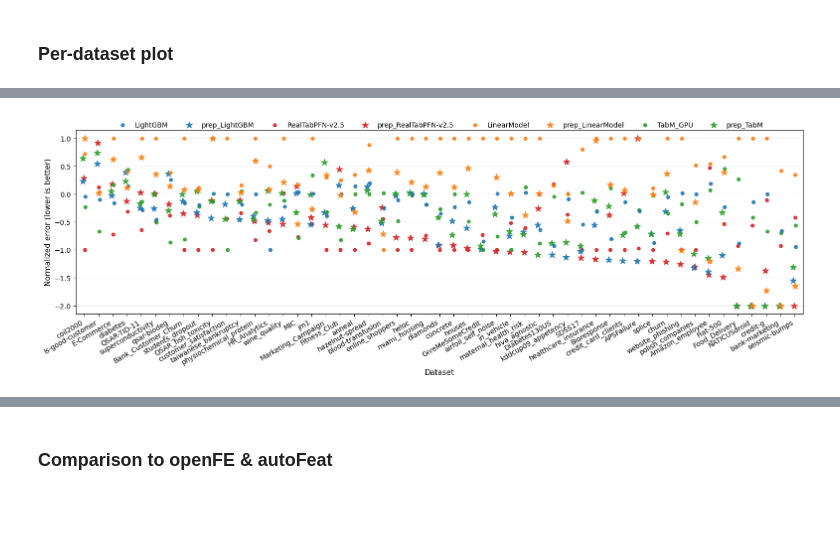
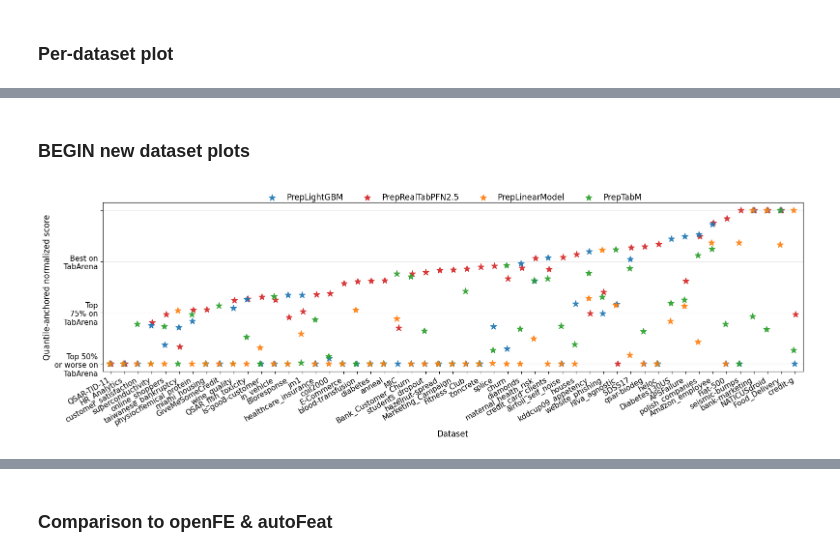
Before and after one commit to autogluon/tabarena, a Jupyter notebook: tabarena/tabarena/icml2026/evaluation.ipynb, the cells around one changed output, grey strips where cells are left out. Saved outputs shown, nothing was run; the diff lists cells and outputs as text; code cells hidden in the pictures; blank space fills up the shorter version.

Commit message:
Update plotting functions

```diff
--- a/tabarena/tabarena/icml2026/evaluation.ipynb
+++ b/tabarena/tabarena/icml2026/evaluation.ipynb
@@ -60,2 +93,4 @@ df_cnt.sort_values(by=['count']).head(50)
+# %%
+fold = 0
 # %% [markdown]
 ### Per-dataset plot
@@ -131,0 +137,15 @@ list(comb_results_use.dataset.unique())
+# %%
+comb_results_use_bar = comb_results_use.copy()
+
+for dataset_name in comb_results_use_bar.dataset.unique():
+
+    for model_name in ["TabM", "LinearModel", "LightGBM", "RealTabPFN2.5"]:
+        prep = comb_results_use_bar.loc[np.logical_and(comb_results_use_bar.dataset==dataset_name, comb_results_use_bar.ta_name==f"Prep{model_name}")]
+        base = comb_results_use_bar.loc[np.logical_and(comb_results_use_bar.dataset==dataset_name, comb_results_use_bar.ta_name==model_name)]
+        if prep.shape[0]==0 or base.shape[0]==0:
+            continue
+        if base.metric_error_val.values[0] < prep.metric_error_val.values[0]:
+            comb_results_use_bar.loc[np.logical_and(comb_results_use_bar.dataset==dataset_name, comb_results_use_bar.ta_name==f"Prep{model_name}"),"metric_error"] = base.metric_error.values[0]
+            # print(f"{model_name}: {base.metric_error_val.values[0]:.4f}, {prep.metric_error_val.values[0]:.4f}")
+
+comb_results_use_bar
@@ -131,0 +166,5 @@ list(comb_results_use.dataset.unique())
+# %%
+comb_results_use_bar.loc[comb_results_use_bar.method_subtype=="default","ta_name"] += "_default"
+comb_results_use_bar.loc[comb_results_use_bar.method_subtype=="tuned","ta_name"] += "_tuned"
+# %% [markdown]
+### BEGIN new dataset plots
@@ -132,45 +469,56 @@ list(comb_results_use.dataset.unique())
 # %%
 base_marker = "."
 prep_marker = "*"
 
 fig, ax = plot_model_performance_across_datasets(
-    comb_results_use,
+    comb_results_use_bar,
     model_col="ta_name",
     mode="median_centered_signed",
-    normalization_reference_models=[i for i in comb_results_use.ta_name.unique() if "prep" not in i],  # define reference
-    display_models=["LightGBM", "prep_LightGBM", "RealTabPFN-v2.5", "prep_RealTabPFN-v2.5", "LinearModel", "prep_LinearModel", "TabM_GPU", "prep_TabM"],
-    legend_order=["LightGBM", "prep_LightGBM", "RealTabPFN-v2.5", "prep_RealTabPFN-v2.5", "LinearModel", "prep_LinearModel", "TabM_GPU", "prep_TabM"],
+    value_label="Quantile-anchored normalized score",
+    # normalization_center="third_best",
+    # normalization_center_model="RandomForest",
+    normalization_reference_models=[i for i in comb_results_use.ta_name.unique() if "prep" not in i and "Prep" not in i],  # define reference
+    display_models=["LightGBM", "PrepLightGBM", "RealTabPFN2.5", "PrepRealTabPFN2.5", "LinearModel", "PrepLinearModel", "TabM", "PrepTabM"],
+    legend_order=["LightGBM", "PrepLightGBM", "RealTabPFN2.5", "PrepRealTabPFN2.5", "LinearModel", "PrepLinearModel", "TabM", "PrepTabM"],
     title=None,
     sort_direction="worst_to_best",
     # sort_datasets_by_model="prep_LightGBM",
-    sort_datasets_by_best_of_models=["prep_LightGBM", "prep_RealTabPFN-v2.5", "prep_LinearModel", "prep_TabM"],
+    sort_datasets_by_best_of_models=["PrepLightGBM", "PrepRealTabPFN2.5", "PrepLinearModel", "PrepTabM"],
     clip_good_side=True,
+    bad_side_cap=1,
     good_side_cap=-2,
     show_model_averages=False,
     figsize=(16, 6),
+    exclude_marker_groups=[base_marker],
+    y_tick_labels={
+        -2.0: "",
+        -1.0: "Best on\nTabArena",
+        0.0: "Top\n75% on\nTabArena",
+        1.0: "Top 50%\nor worse on\nTabArena",
+    },
     model_color_groups={
-    "LightGBM": ["LightGBM", "prep_LightGBM"],
-    "LinearModel": ["LinearModel", "prep_LinearModel"],
-    "TabM": ["TabM_GPU", "prep_TabM"],
-    "RealTabPFN": ["RealTabPFN-v2.5", "prep_RealTabPFN-v2.5"],
+    "LightGBM": ["LightGBM", "PrepLightGBM"],
+    "LinearModel": ["LinearModel", "PrepLinearModel"],
+    "TabM": ["TabM", "PrepTabM"],
+    "RealTabPFN": ["RealTabPFN2.5", "PrepRealTabPFN2.5"],
     },
     model_markers={
     "LightGBM": base_marker,
-    "prep_LightGBM": prep_marker,
+    "PrepLightGBM": prep_marker,
     "LinearModel": base_marker,
-    "prep_LinearModel": prep_marker,
-    "TabM_GPU": base_marker,
-    "prep_TabM": prep_marker,
-    "RealTabPFN-v2.5": base_marker,
-    "prep_RealTabPFN-v2.5": prep_marker,
+    "PrepLinearModel": prep_marker,
+    "TabM": base_marker,
+    "PrepTabM": prep_marker,
+    "RealTabPFN2.5": base_marker,
+    "PrepRealTabPFN2.5": prep_marker,
     },
-    font_size=11,
+    font_size=12,
     title_font_size=13,
-    legend_font_size=10,
-    tick_font_size=10,
+    legend_font_size=12,
+    tick_font_size=11,
     save_path="/ceph/atschalz/auto_prep/tabarena/tabarena/tabarena/icml2026/figures/final_model_performance_across_datasets.pdf",
 
     # dataset_order="relative",
 )
 # %% [output]
-[figure, old version]
+[figure, new version]
```
Also changed, not shown: parts of 63 cells of this notebook, 7 other files.
